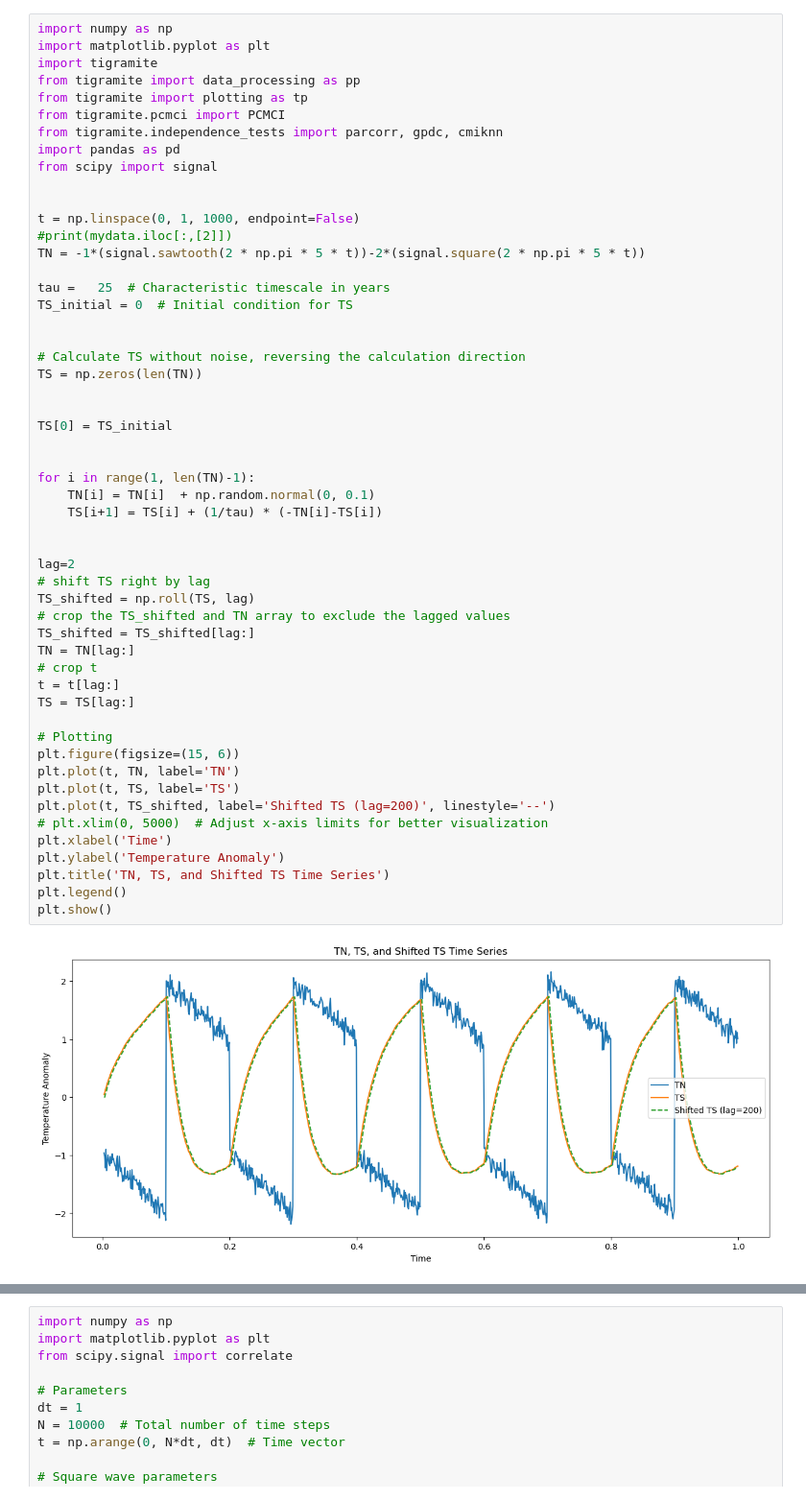
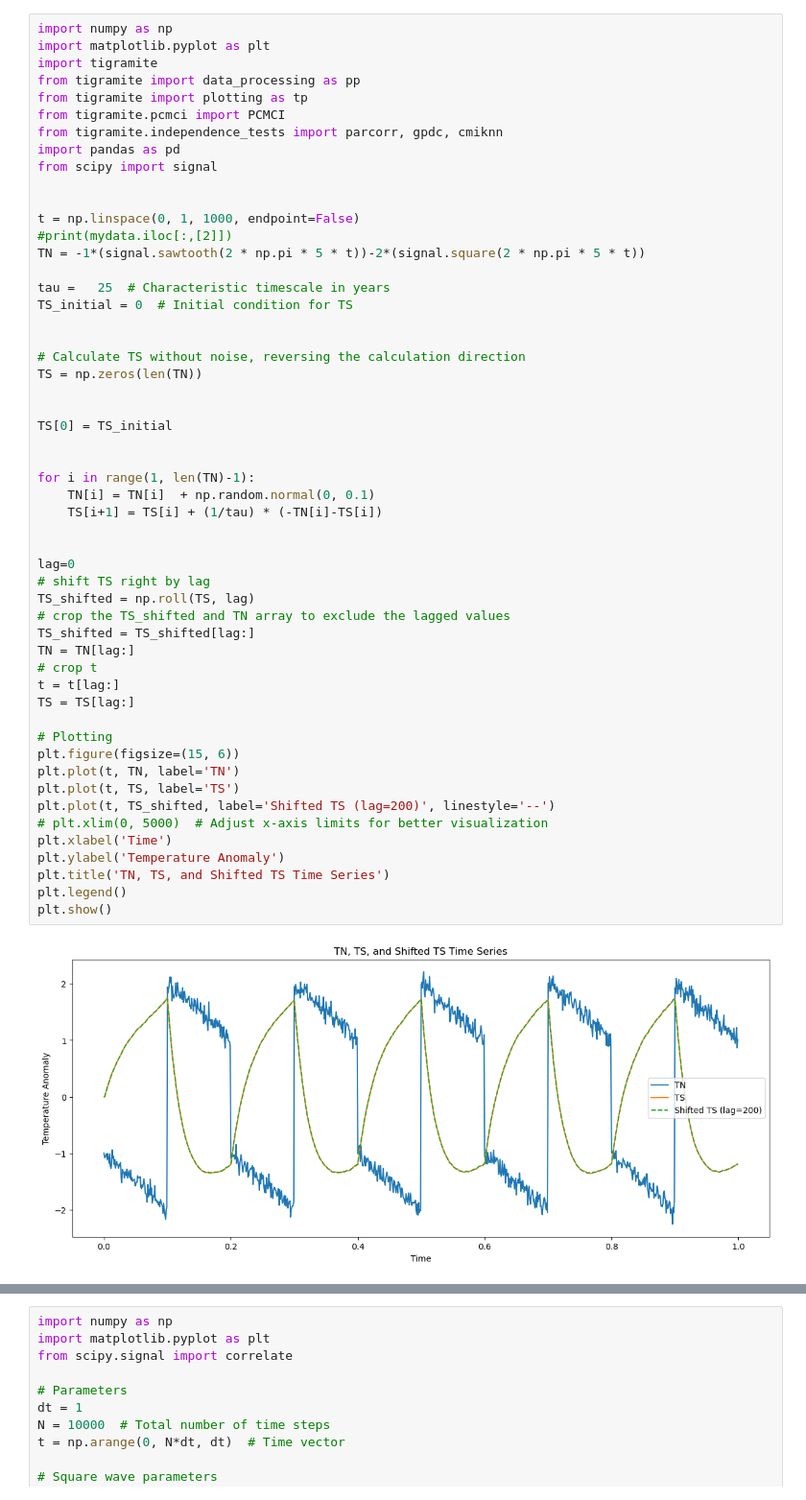
Before and after one commit to Peisong-Zheng/DO_causality, a Jupyter notebook: lag_SJ03_test.ipynb, the cells around one changed output, grey strips where cells are left out. Shown at 96% size. Saved outputs shown, nothing was run; the diff lists cells and outputs as text.

```diff
--- a/lag_SJ03_test.ipynb
+++ b/lag_SJ03_test.ipynb
@@ -24,35 +24,35 @@ TS = np.zeros(len(TN))
 
 TS[0] = TS_initial
 
 
 for i in range(1, len(TN)-1):
     TN[i] = TN[i]  + np.random.normal(0, 0.1)
     TS[i+1] = TS[i] + (1/tau) * (-TN[i]-TS[i])
 
 
-lag=2
+lag=0
 # shift TS right by lag
 TS_shifted = np.roll(TS, lag)
 # crop the TS_shifted and TN array to exclude the lagged values
 TS_shifted = TS_shifted[lag:]
 TN = TN[lag:]
 # crop t
 t = t[lag:]
 TS = TS[lag:]
 
 # Plotting
 plt.figure(figsize=(15, 6))
 plt.plot(t, TN, label='TN')
 plt.plot(t, TS, label='TS')
 plt.plot(t, TS_shifted, label='Shifted TS (lag=200)', linestyle='--')
 # plt.xlim(0, 5000)  # Adjust x-axis limits for better visualization
 plt.xlabel('Time')
 plt.ylabel('Temperature Anomaly')
 plt.title('TN, TS, and Shifted TS Time Series')
 plt.legend()
 plt.show()
 # %% [output]
-[figure, old version]
+[figure, new version]
 # %%
 # Imports
 import numpy as np
```
Also changed, not shown: parts of 2 cells of this notebook.
